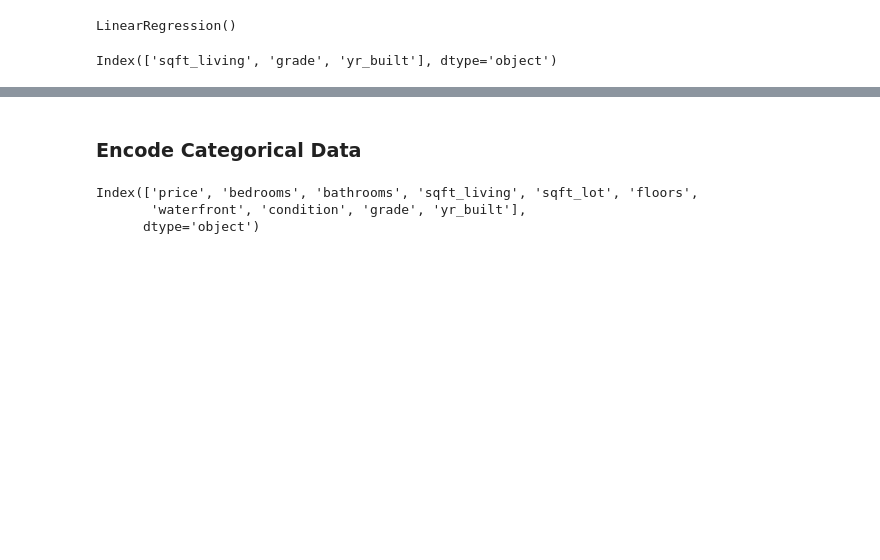
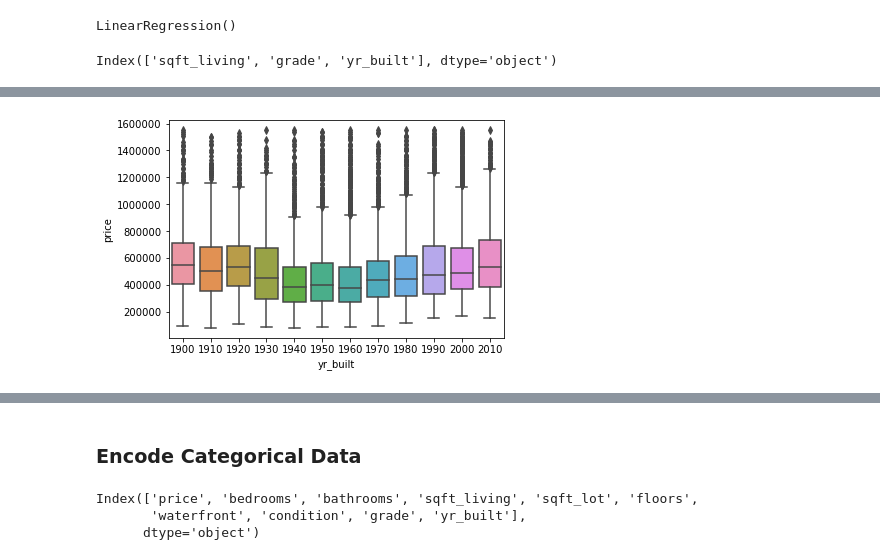
Before and after one commit to danielhlee4/HousingSalePricePrediction, a Jupyter notebook: HousingAnalysis.ipynb, the cells around one changed output, grey strips where cells are left out. Saved outputs shown, nothing was run; the diff lists cells and outputs as text; code cells hidden in the pictures; blank space fills up the shorter version.

Commit message:
feature visualization analysis

```diff
--- a/HousingAnalysis.ipynb
+++ b/HousingAnalysis.ipynb
@@ -466,3 +568,6 @@ Test R2 Score: 0.600616
 -----
 # %%
 # Again, less features used and virtually the same result
+# %%
+# Analyzing house prices based on the decade it was built in
+df_yr_built = df.copy()
@@ -468,0 +591,4 @@ Test R2 Score: 0.600616
+# %%
+sns.boxplot(x='yr_built', y='price', data=df_yr_built).ticklabel_format(style='plain', axis='y',useOffset=False)
+# %% [output]
+[figure, added]
```
Also changed, not shown: parts of 50 cells of this notebook.
